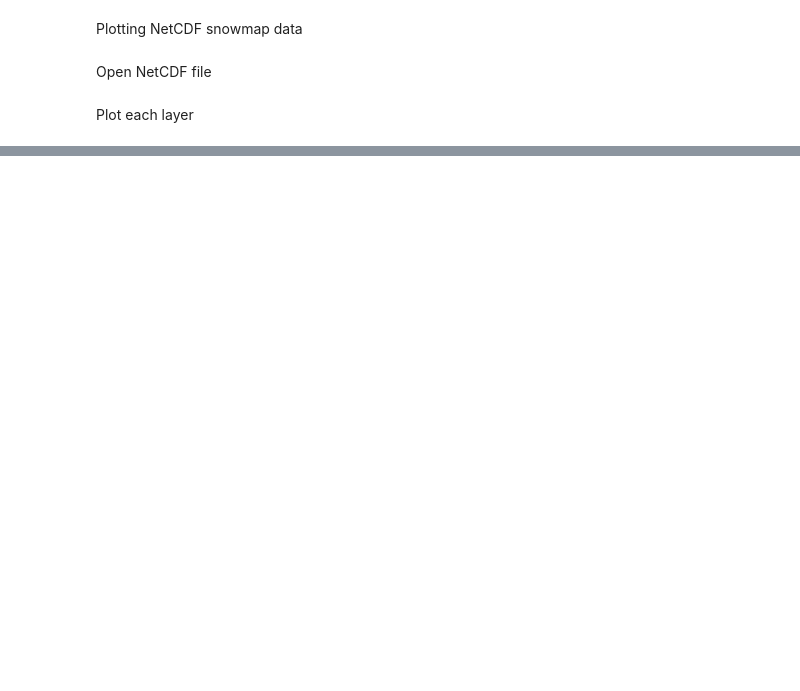
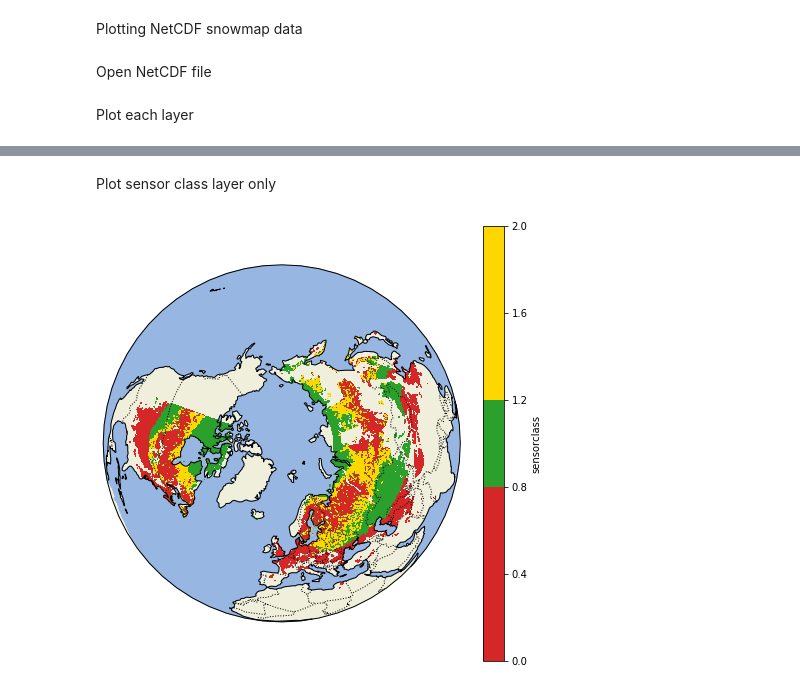
Before and after one commit to spestana/plot-gee-export, a Jupyter notebook: plot-netcdf.ipynb, the cells around one changed output, grey strips where cells are left out. Cells and saved outputs as stored; diff of their text form; code cells hidden in the pictures; blank space fills up the shorter version.

```diff
--- a/plot-netcdf.ipynb
+++ b/plot-netcdf.ipynb
@@ -27,0 +32,17 @@ ds.sensorclass.plot.contourf(ax=ax[1,1], transform=ccrs.PlateCarree(), cmap='RdY
+# %% [markdown]
+Plot sensor class layer only
+# %%
+proj = ccrs.Orthographic(0, 90)
+fig, ax = plt.subplots(figsize=(8,8),subplot_kw=dict(projection=proj))
+
+ax.set_global();
+ax.coastlines();
+ax.add_feature(cfeature.LAND)
+ax.add_feature(cfeature.OCEAN)
+ax.add_feature(cfeature.BORDERS, linestyle=':')
+
+
+
+ds.sensorclass.plot.contourf(ax=ax, transform=ccrs.PlateCarree(), cmap=CustomCmap);
+# %% [output]
+[figure, added]
```
Also changed, not shown: parts of 2 cells of this notebook, 2 other files.
